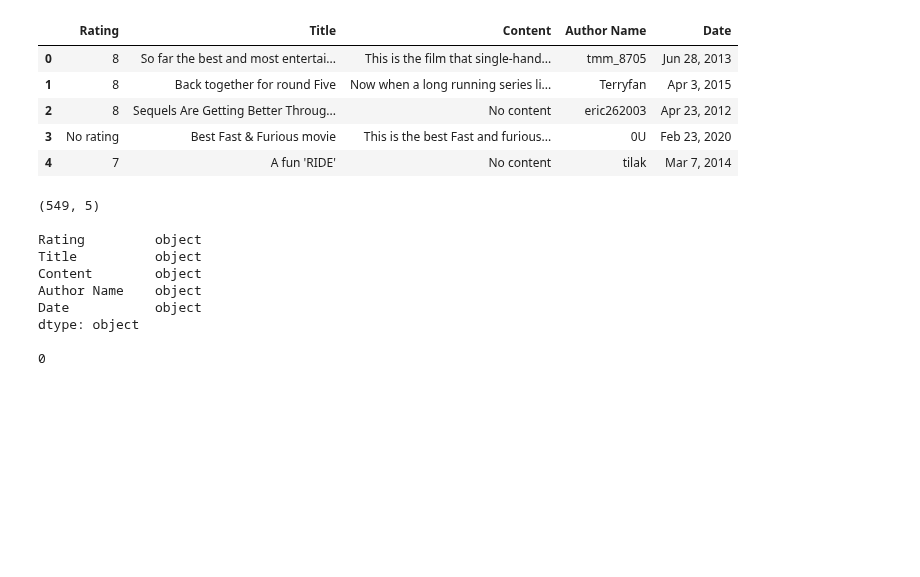
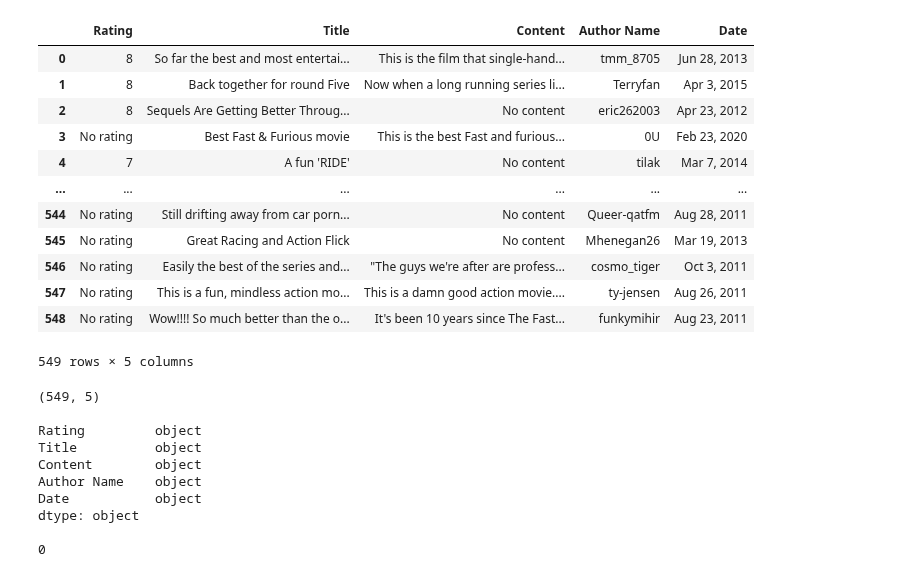
Before and after one commit to pwy7fv/DS-4002-Group-Projects, a Jupyter notebook: Scripts/FF5_clean.ipynb, the cells around one changed output. Cells and saved outputs as stored; diff of their text form; code cells hidden in the pictures; blank space fills up the shorter version.

Commit message:
final cleaned data FF5 and FF6

```diff
--- a/Scripts/FF5_clean.ipynb
+++ b/Scripts/FF5_clean.ipynb
@@ -1,21 +1,26 @@
 # %%
 import pandas as pd
 import numpy as np
 
-FF5 = pd.read_csv('/Users/borayadiul/DS-4002-Group-Projects/DATA/FF5reviews_data.csv')
-#FF6 = pd.read_csv('/Users/borayadiul/DS-4002-Group-Projects/DATA/FF6reviews_data.csv')
+FF5 = pd.read_csv('/Users/borayadiul/DS-4002-Group-Projects/DATA/Original Data/FF5reviews_data.csv')
 
-FF5.head()
-#FF6.head()
+FF5
 
 # select dates + make dates uniform + make ratings numerical (missing cleaned), clean missing values, remove special characters from words, make ratings numerical
 # %% [output]
 |  | Rating | Title | Content | Author Name | Date |
 | 0 | 8 | So far the best and most entertai... | This is the film that single-hand... | tmm_8705 | Jun 28, 2013 |
 | 1 | 8 | Back together for round Five | Now when a long running series li... | Terryfan | Apr 3, 2015 |
 | 2 | 8 | Sequels Are Getting Better Throug... | No content | eric262003 | Apr 23, 2012 |
 | 3 | No rating | Best Fast & Furious movie | This is the best Fast and furious... | 0U | Feb 23, 2020 |
 | 4 | 7 | A fun 'RIDE' | No content | tilak | Mar 7, 2014 |
+| ... | ... | ... | ... | ... | ... |
+| 544 | No rating | Still drifting away from car porn... | No content | Queer-qatfm | Aug 28, 2011 |
+| 545 | No rating | Great Racing and Action Flick | No content | Mhenegan26 | Mar 19, 2013 |
+| 546 | No rating | Easily the best of the series and... | "The guys we're after are profess... | cosmo_tiger | Oct 3, 2011 |
+| 547 | No rating | This is a fun, mindless action mo... | This is a damn good action movie.... | ty-jensen | Aug 26, 2011 |
+| 548 | No rating | Wow!!!! So much better than the o... | It's been 10 years since The Fast... | funkymihir | Aug 23, 2011 |
+549 rows × 5 columns
 # %%
 #FF5
 
```
Also changed, not shown: parts of 12 cells of this notebook, 7 other files.
